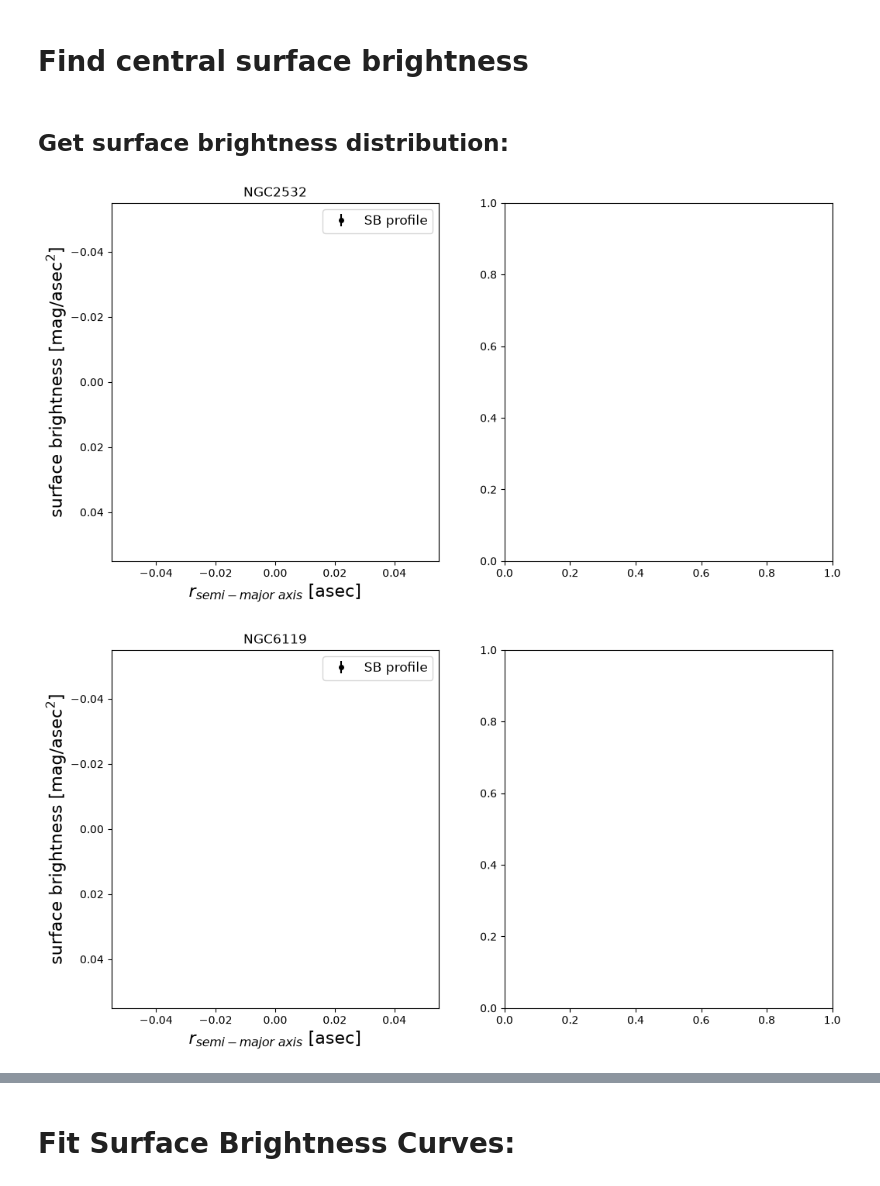
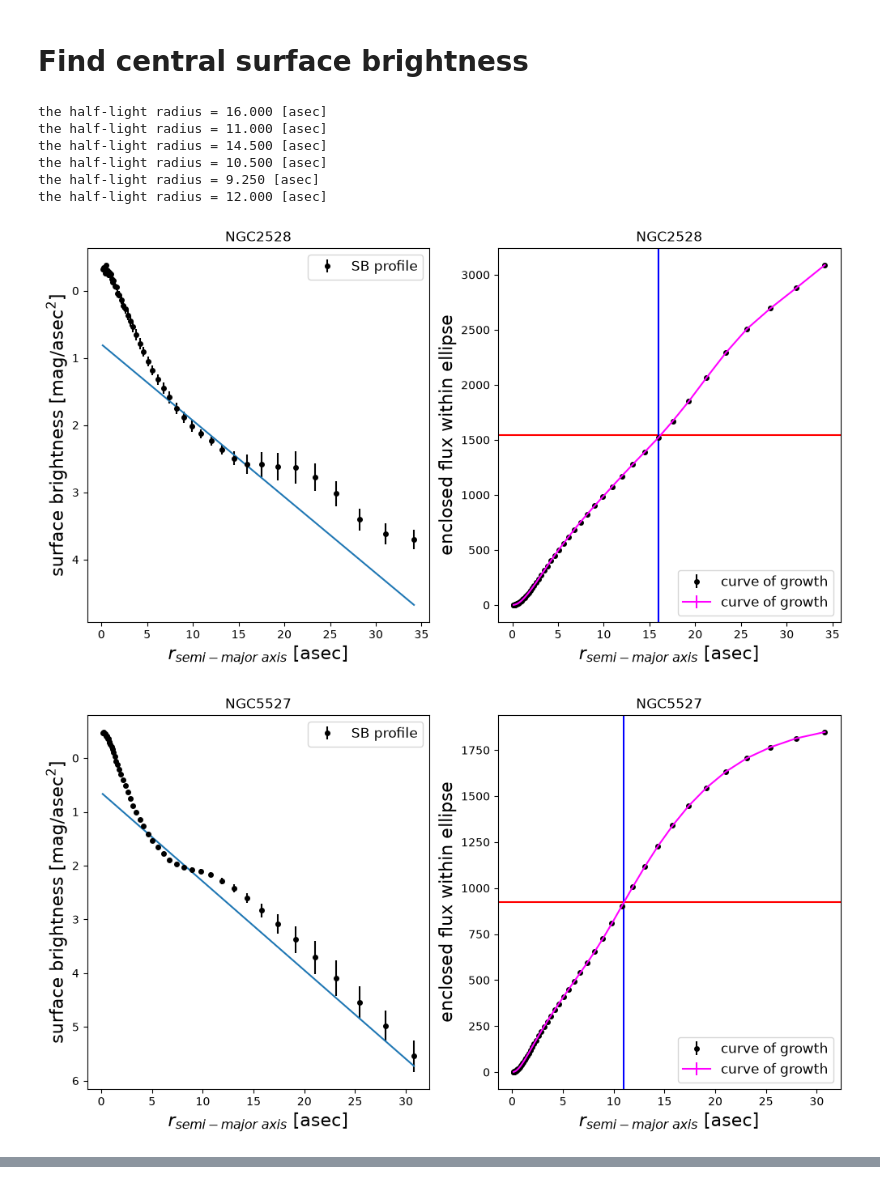
Before and after one commit to Christopher-E-Jennings/Galaxy_Capstone, a Jupyter notebook: GalaxyFits.ipynb, the cells around one changed output, grey strips where cells are left out. Cells and saved outputs as stored; diff of their text form; code cells hidden in the pictures.

```diff
--- a/GalaxyFits.ipynb
+++ b/GalaxyFits.ipynb
@@ -312,3 +314,10 @@ initparams['NGC6119']['PA']= 160
+# %%
+initparams['IC4446']={}
+initparams['IC4446']['xcen']= 117
+initparams['IC4446']['ycen']= 127
+initparams['IC4446']['sma']= 80
+initparams['IC4446']['smina']= 31
+initparams['IC4446']['PA']= 30
 # %% [markdown]
 # Identify apertures
 # %% [markdown]
@@ -352,7 +378,13 @@ v1 =  0.03, v2 =  1.32
 # %% [markdown]
 # Find central surface brightness
-# %% [markdown]
-## Get surface brightness distribution:
+# %%
+#these values are found using code in the next cell, but must be stored here for the loop to run correctly. They are the values of the half-light radius taken from plots below.
+rhalfasec['NGC2528']=16
+rhalfasec['NGC5527']=11
+rhalfasec['NGC5533']=14.5
+rhalfasec['NGC5517']=10.5
+rhalfasec['NGC5568']=9.25
+rhalfasec['IC4446']=12
 # %%
 for galname in imname:
     pixscale = header[galname]['CD2_2'] * 3600
@@ -361,8 +393,9 @@ for galname in imname:
     sbcent_err[galname] = np.array([])
     totflux[galname] = np.array([])
     totflux_err[galname] = np.array([])
+    #initialize output values
     for aindx, a_out in enumerate(isolist[galname].sma):
-        #skip the first isophote because I will always compute the values between the current isophote and the previous
+        #for each sma in the list (except the first)
         if aindx==0:
             a_in = 0.01
         if aindx>0:
@@ -370,49 +403,73 @@ for galname in imname:
             b_out = a_out * (1.-epsav[galname])
             b_in = a_in * (1.-epsav[galname])
             #print(f'a_out = {a_out:.2f}; a_in ={a_in:.2f}; b_out ={b_out:.2f}; b_in ={b_in:.2f}')
-            #set up elliptical annulus using parameters at rhalf
+            #set up elliptical annuli
             annulus_aperture = EllipticalAnnulus((xcenav[galname],ycenav[galname]),
                                              a_in, a_out, b_out, b_in = b_in,
                                              theta = paav[galname])
+            #store entire ellipses
             total_aperture = EllipticalAperture((xcenav[galname],ycenav[galname]),
                                              a_out, b_out, theta = paav[galname])
+            #get statistics about ellipses and annuli
             aperstats_ann = ApertureStats(datag[galname],annulus_aperture)
-            #aperstats_tot = ApertureStats(datag[galname],total_aperture)
+            aperstats_tot = ApertureStats(datag[galname],total_aperture)
             a_in = a_out
-            #the central radius of each annulus in asec.  I'm appending each central radius to the existing array
+            #the central radius of each annulus/ellipse in asec
             rcent[galname] = np.append(rcent[galname], (a_in + a_out) / 2.*pixscale)
             #the average pixel flux within each annulus
             avflux = aperstats_ann.mean
             #the standard deviation of the pixel values within each annulus
             stdflux = aperstats_ann.std
             #the number of pixels in each annulus
             numpix = aperstats_ann.sum_aper_area
-            #Now do the total within each aperture
-            #totflux[galname] = np.append(totflux[galname],aperstats_tot.sum)
-            #totflux_err[galname]= np.append(totflux_err[galname],aperstats_tot.std)
-
-            #****************************
-            #your code here
+            #adds each annulus to the value for the previous ones to form totals
+            totflux[galname] = np.append(totflux[galname],aperstats_tot.sum)
+            #error of above value
+            totflux_err[galname]= np.append(totflux_err[galname],aperstats_tot.std)
             #the area of a pixel
             pixarea = pixscale*4
-            #determine the average surface brightness in mag/asec^2.
+            #surface brightness in magnitudes of each annulus
             sbcent[galname] = np.append(sbcent[galname], -2.5*np.log10(avflux*pixarea))
-            # the uncertainty in the mean flux (this is not the standard deviation of all the pixels in the aperture).
-            # Check back to Homework 1
-            #avflux_err = a
-            #avflux_err = avflux_err * u.pix   #this gets rid of the units on the flux error so that the next part works
+            #propagated error of above
             sbcent_err[galname] = np.append(sbcent_err[galname], stdflux/(avflux*np.log(10))) #pixel area factor cancels out
 
     fig,ax = plt.subplots(1,2,figsize=(12, 6))
     #plot the semi-major axis vs. magnitude
     ax[0].errorbar(rcent[galname], sbcent[galname], yerr=sbcent_err[galname],
              fmt='o', markersize=4, color='black', label='SB profile')
     ax[0].invert_yaxis()
     ax[0].legend(fontsize=12)
     ax[0].set_xlabel('$r_{semi-major~axis}$ [asec]',fontsize=16)
     ax[0].set_ylabel('surface brightness [mag/asec$^2$]',fontsize=16)
     ax[0].set_title(galname)
-    scipy.optimize.curve_fit(ax+b, rcent[galname], sbcent[galname])
+    #plot the curve of growth (used to idenfity rhalfasec)
+    ax[1].errorbar(rcent[galname], totflux[galname], yerr=totflux_err[galname],
+             fmt='o', markersize=4, color='black', label='curve of growth')
+    ax[1].errorbar(rcent[galname], totflux[galname], yerr=totflux_err[galname],
+             fmt='-', markersize=4, color='magenta', label='curve of growth')
+    #ax[0].axvline(rhalfasec[galname], color='red', label='$r_{half}$')
+    ax[1].legend(fontsize=12)
+    ax[1].set_xlabel('$r_{semi-major~axis}$ [asec]',fontsize=16)
+    ax[1].set_ylabel('enclosed flux within ellipse',fontsize=16)
+    ax[1].set_title(galname)
+    #make line indicating half of all light. Crosses the curve of growth at the half-light radius
+    ax[1].axhline(totflux[galname][-1]/2., color='red')
+    #makes line indicate half-light radius based on chosen value. Is manually moved until it intersects the curve of growth and half-light line
+    #ensuring that it must be the actual half-light radius
+    ax[1].axvline(rhalfasec[galname], color='blue', label='r_{half}')
+    print(f'the half-light radius = {rhalfasec[galname]:.3f} [asec]')
+    #To get a fit for the disc, we assume an n=1 Sersic profile - that is, a straight line in magnitudes. We can write it in terms of the half-light radius and its intensity
+    #and then find the value at zero to get the central surface brightness of the disc
+    sb0 = sbcent[galname][int(rhalfasec[galname])] - 2.5*np.log10(1/np.exp(1))
+    #This formula doesn't look like the standard Sersic profile equation because it has been converted to be a function of magnitudes rather than linear intensities (or in this case, surface brightnesses)
+    cons=-2.5*1.672*np.log10(np.exp(1))/rhalfasec[galname]
+    ax[0].plot(rcent[galname],sb0-rcent[galname]*cons)
 # %% [output]
+the half-light radius = 16.000 [asec]
+the half-light radius = 11.000 [asec]
+the half-light radius = 14.500 [asec]
+the half-light radius = 10.500 [asec]
+the half-light radius = 9.250 [asec]
+the half-light radius = 12.000 [asec]
-[figure, old version]
+[figure, new version]
-[figure, old version]
+[figure, new version]
@@ -420,2 +479,0 @@ for galname in imname:
-# %% [markdown]
-# Fit Surface Brightness Curves:
```
Also changed, not shown: parts of 21 cells of this notebook.
